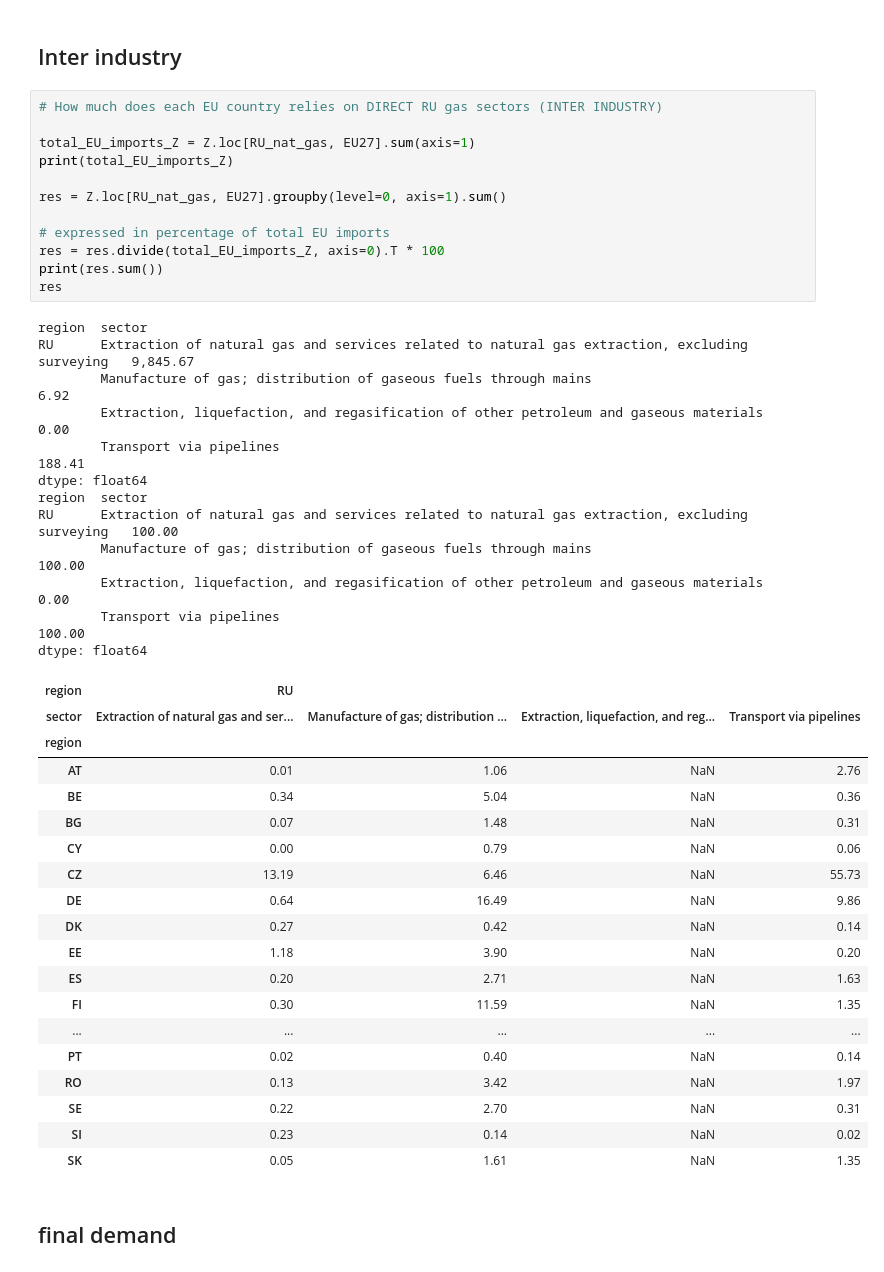
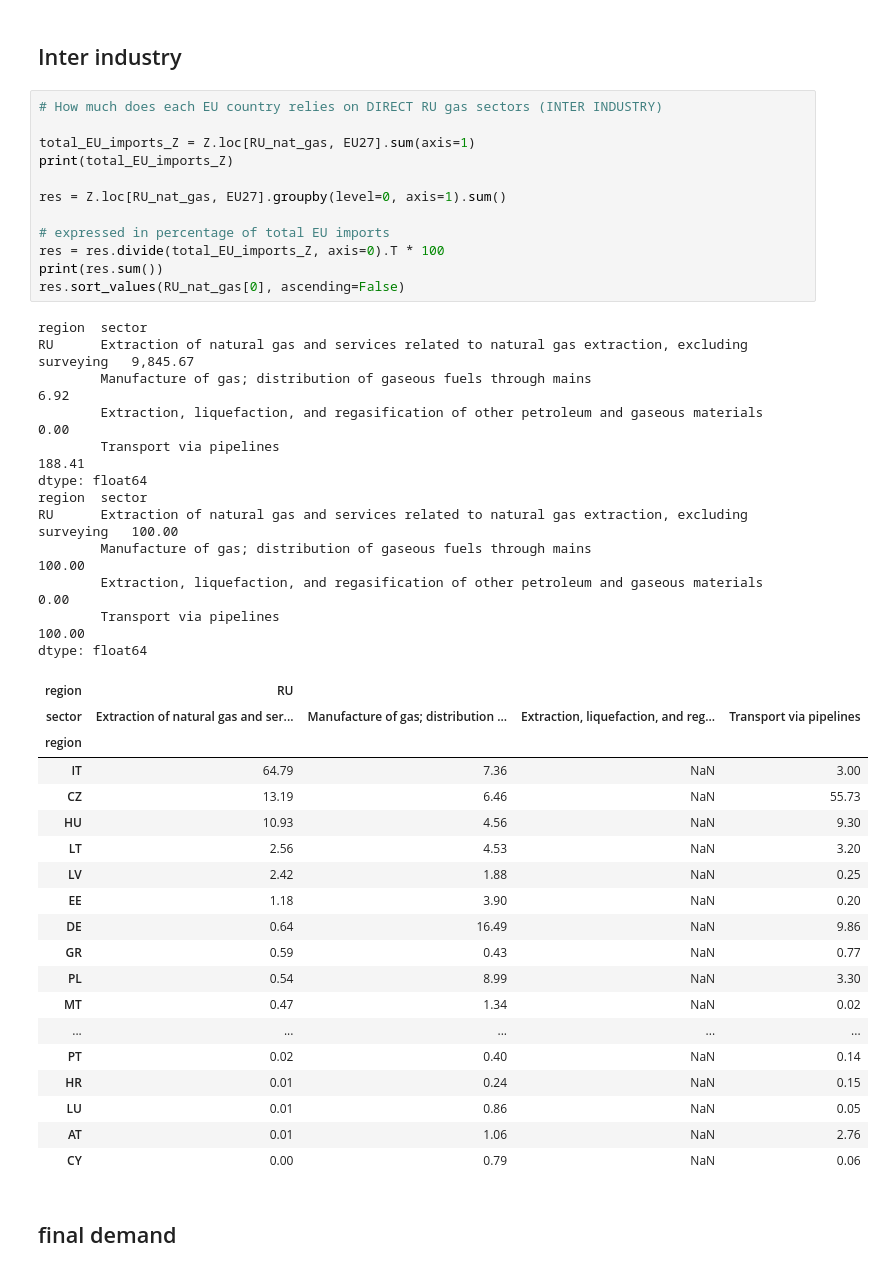
Before and after one commit to adrien-perello/EEIOA, a Jupyter notebook: notebooks/IGA.ipynb, the cells around one changed output. Drawn from its saved outputs; the diff is of its cells as text.

```diff
--- a/notebooks/IGA.ipynb
+++ b/notebooks/IGA.ipynb
@@ -80,47 +80,47 @@ RU_nat_gas = pd.MultiIndex.from_product(iterables=[RU, nat_gas])
 # %%
 # How much does each EU country relies on DIRECT RU gas sectors (INTER INDUSTRY)
 
 total_EU_imports_Z = Z.loc[RU_nat_gas, EU27].sum(axis=1)
 print(total_EU_imports_Z)
 
 res = Z.loc[RU_nat_gas, EU27].groupby(level=0, axis=1).sum()
 
 # expressed in percentage of total EU imports
 res = res.divide(total_EU_imports_Z, axis=0).T * 100
 print(res.sum())
-res
+res.sort_values(RU_nat_gas[0], ascending=False)
 # %% [output]
 region  sector
 RU      Extraction of natural gas and services related to natural gas extraction, excluding surveying   9,845.67
         Manufacture of gas; distribution of gaseous fuels through mains                                     6.92
         Extraction, liquefaction, and regasification of other petroleum and gaseous materials               0.00
         Transport via pipelines                                                                           188.41
 dtype: float64
 region  sector
 RU      Extraction of natural gas and services related to natural gas extraction, excluding surveying   100.00
         Manufacture of gas; distribution of gaseous fuels through mains                                 100.00
         Extraction, liquefaction, and regasification of other petroleum and gaseous materials             0.00
         Transport via pipelines                                                                         100.00
 dtype: float64
 | region | RU |  |  |  |
 | sector | Extraction of natural gas and ser... | Manufacture of gas; distribution ... | Extraction, liquefaction, and reg... | Transport via pipelines |
 | region |  |  |  |  |
-| AT | 0.01 | 1.06 | NaN | 2.76 |
-| BE | 0.34 | 5.04 | NaN | 0.36 |
-| BG | 0.07 | 1.48 | NaN | 0.31 |
-| CY | 0.00 | 0.79 | NaN | 0.06 |
+| IT | 64.79 | 7.36 | NaN | 3.00 |
 | CZ | 13.19 | 6.46 | NaN | 55.73 |
+| HU | 10.93 | 4.56 | NaN | 9.30 |
+| LT | 2.56 | 4.53 | NaN | 3.20 |
+| LV | 2.42 | 1.88 | NaN | 0.25 |
+| EE | 1.18 | 3.90 | NaN | 0.20 |
 | DE | 0.64 | 16.49 | NaN | 9.86 |
-| DK | 0.27 | 0.42 | NaN | 0.14 |
-| EE | 1.18 | 3.90 | NaN | 0.20 |
-| ES | 0.20 | 2.71 | NaN | 1.63 |
-| FI | 0.30 | 11.59 | NaN | 1.35 |
+| GR | 0.59 | 0.43 | NaN | 0.77 |
+| PL | 0.54 | 8.99 | NaN | 3.30 |
+| MT | 0.47 | 1.34 | NaN | 0.02 |
 | ... | ... | ... | ... | ... |
 | PT | 0.02 | 0.40 | NaN | 0.14 |
-| RO | 0.13 | 3.42 | NaN | 1.97 |
-| SE | 0.22 | 2.70 | NaN | 0.31 |
-| SI | 0.23 | 0.14 | NaN | 0.02 |
-| SK | 0.05 | 1.61 | NaN | 1.35 |
+| HR | 0.01 | 0.24 | NaN | 0.15 |
+| LU | 0.01 | 0.86 | NaN | 0.05 |
+| AT | 0.01 | 1.06 | NaN | 2.76 |
+| CY | 0.00 | 0.79 | NaN | 0.06 |
 # %% [markdown]
 ## final demand
 # %%
```
Also changed, not shown: parts of 5 cells of this notebook.
